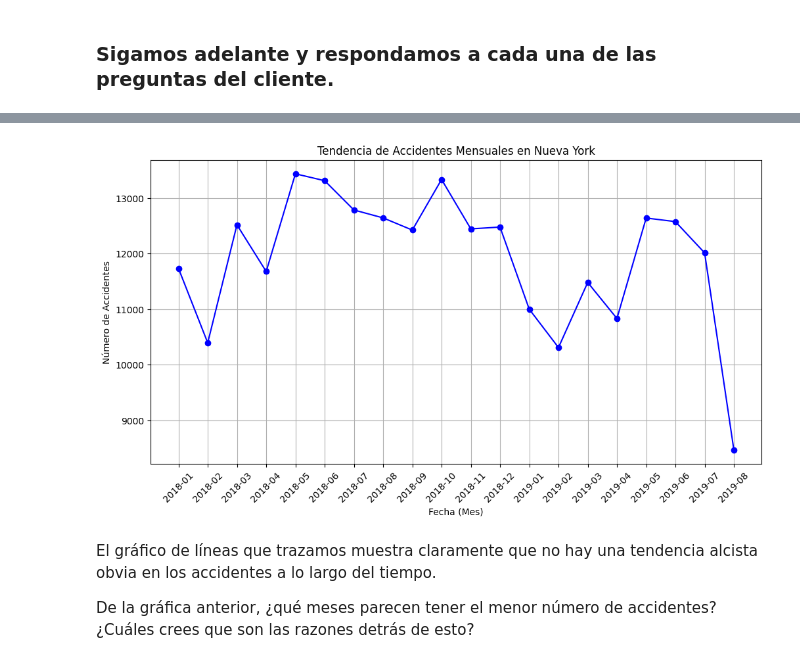
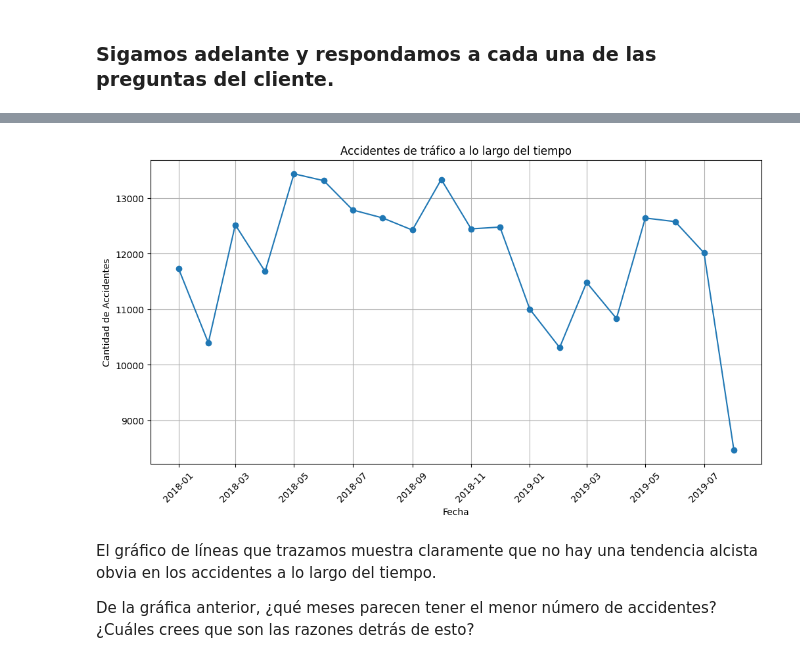
Before and after one commit to renemorenow/MachineLearning2, a Jupyter notebook: Prog_Basica_Python/Guia3_EntregaFinal.ipynb, the cells around one changed output, grey strips where cells are left out. Saved outputs shown, nothing was run; the diff lists cells and outputs as text; code cells hidden in the pictures.

```diff
--- a/Prog_Basica_Python/Guia3_EntregaFinal.ipynb
+++ b/Prog_Basica_Python/Guia3_EntregaFinal.ipynb
@@ -329,36 +332,24 @@ df_ejercicio2
-# %%
-import pandas as pd
-import matplotlib.pyplot as plt
-
-# URLs de los archivos CSV
-url1 = 'https://raw.githubusercontent.com/renemorenow/MachineLearning2/refs/heads/main/Prog_Basica_Python/accidents-1.csv'
-url2 = 'https://raw.githubusercontent.com/renemorenow/MachineLearning2/refs/heads/main/Prog_Basica_Python/accidents-2.csv'
-
-# Cargar los archivos CSV con el delimitador correcto (;)
-df1 = pd.read_csv(url1, sep=';', low_memory=False)
-df2 = pd.read_csv(url2, sep=';', low_memory=False)
-
-# Concatenar ambos DataFrames
-df = pd.concat([df1, df2])
-
-# Convertir la columna 'DATE' a formato datetime
-df['DATE'] = pd.to_datetime(df['DATE'], errors='coerce')
-
-# Agrupar los datos por mes y contar la cantidad de accidentes
-df['MONTH'] = df['DATE'].dt.to_period('M')
-accidents_per_month = df.groupby('MONTH').size()
-
-# Graficar la tendencia de accidentes mensuales
-plt.figure(figsize=(12, 6))
-plt.plot(accidents_per_month.index.astype(str), accidents_per_month, marker='o', linestyle='-', color='b')
-plt.xticks(rotation=45)
-plt.xlabel('Fecha (Mes)')
-plt.ylabel('Número de Accidentes')
-plt.title('Tendencia de Accidentes Mensuales en Nueva York')
-plt.grid(True)
-plt.show()
-# %% [output]
-[figure, removed]
+# %%
+# Extraer año y mes
+df['YearMonth'] = df['DATE'].dt.to_period('M')
+
+# Contar accidentes por mes
+accidents_per_month = df.groupby('YearMonth').size()
+
+# Convertir el índice a fecha para graficar correctamente
+accidents_per_month.index = accidents_per_month.index.to_timestamp()
+
+# Graficar
+plt.figure(figsize=(12, 6))
+plt.plot(accidents_per_month.index, accidents_per_month.values, marker='o', linestyle='-')
+plt.xlabel("Fecha")
+plt.ylabel("Cantidad de Accidentes")
+plt.title("Accidentes de tráfico a lo largo del tiempo")
+plt.grid(True)
+plt.xticks(rotation=45)
+plt.show()
+# %% [output]
+[figure, added]
 # %% [markdown]
 El gráfico de líneas que trazamos muestra claramente que no hay una tendencia alcista obvia en los accidentes a lo largo del tiempo.
 
```
Also changed, not shown: parts of 21 cells of this notebook.
